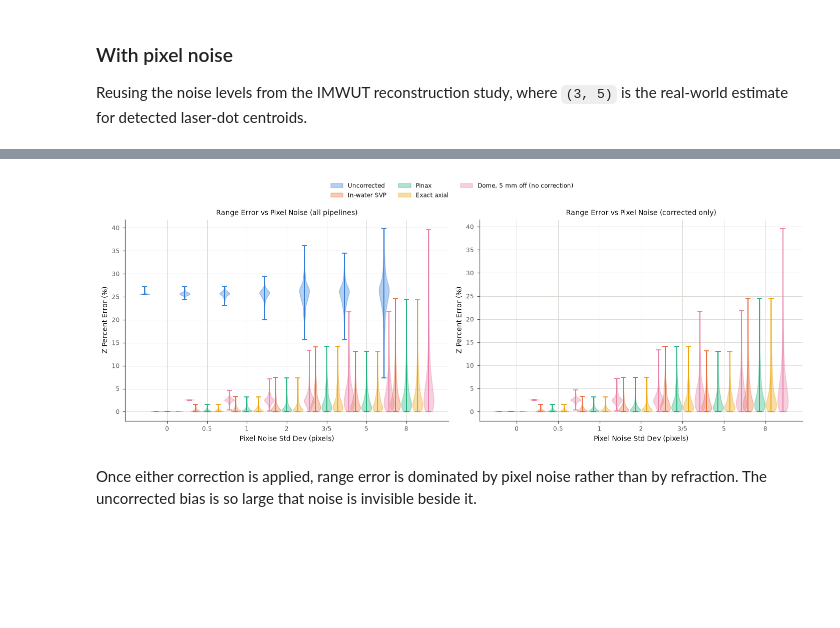
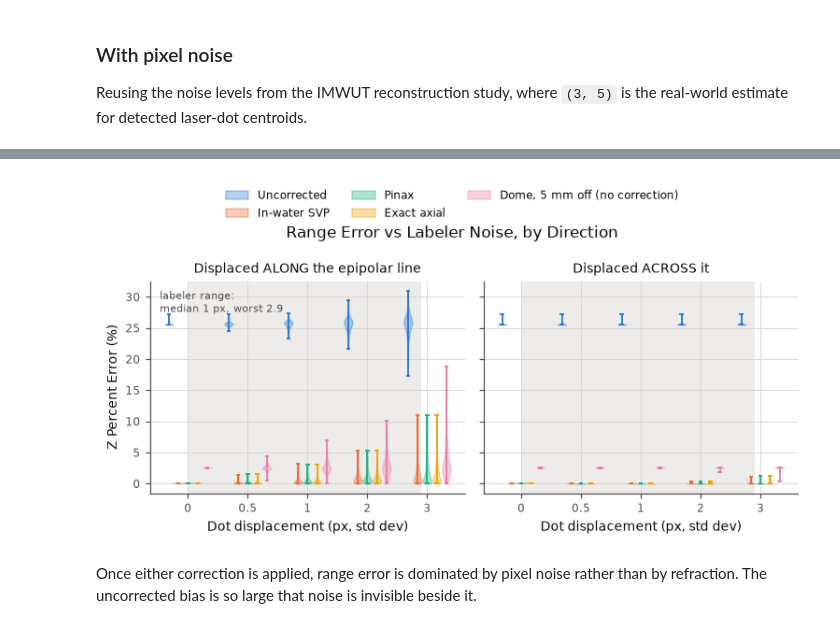
Before and after one commit to UCSD-E4E/wuwnet-fishsense2026, a Jupyter notebook: refraction_analysis/flat_port_refraction.ipynb, the cells around one changed output, grey strips where cells are left out. Saved outputs shown, nothing was run; the diff lists cells and outputs as text; code cells hidden in the pictures; blank space fills up the shorter version.

```diff
--- a/refraction_analysis/flat_port_refraction.ipynb
+++ b/refraction_analysis/flat_port_refraction.ipynb
@@ -492,28 +518,29 @@ for x_std, y_std in stds:
 # %%
-fig, axes = plt.subplots(1, 2, figsize=(13, 4.5))
+fig, axes = plt.subplots(1, 2, figsize=(7.0, 3.2), sharey=True)
 
-for ax, names in zip(axes, (list(PIPELINES_WITH_DOME),
-                            ["In-water SVP", "Pinax", "Exact axial", DOME_ARM])):
-    for offset, name in enumerate(names):
-        positions = np.arange(len(stds)) + 0.28 * (offset - (len(names) - 1) / 2)
-        parts = ax.violinplot(z_errors_by_stds[name], positions=positions, widths=0.25)
+for ax, store, title in ((axes[0], z_errors_by_stds, "Displaced ALONG the epipolar line"),
+                         (axes[1], z_errors_perp, "Displaced ACROSS it")):
+    for offset, name in enumerate(PIPELINES_WITH_DOME):
+        positions = np.arange(len(displacements_px)) + 0.16 * (offset - (len(PIPELINES_WITH_DOME) - 1) / 2)
+        parts = ax.violinplot(store[name], positions=positions, widths=0.14)
         figstyle.colour_violin(parts, figstyle.PIPELINE_STYLE[name]["color"])
         parts["bodies"][0].set_label(name)
-    ax.set_xticks(np.arange(len(stds)))
-    ax.set_xticklabels([f"{x:g}" if x == y else f"{x:g}/{y:g}" for x, y in stds])
-    ax.set_xlabel("Pixel Noise Std Dev (pixels)")
-    ax.set_ylabel("Z Percent Error (%)")
+    ax.axvspan(0, np.interp(HUMAN_MAX_PX, displacements_px, np.arange(len(displacements_px))),
+               color="#d8d7d2", alpha=0.45, zorder=0, lw=0)
+    ax.set_xticks(np.arange(len(displacements_px)))
+    ax.set_xticklabels([f"{d:g}" for d in displacements_px])
+    ax.set_xlabel("Dot displacement (px, std dev)")
+    ax.set_title(title, fontsize=9)
+axes[0].set_ylabel("Z Percent Error (%)")
+axes[0].annotate("labeler range:\nmedian 1 px, worst 2.9", xy=(0.03, 0.96),
+                 xycoords="axes fraction", fontsize=7, color="#52514e", va="top")
 
-axes[0].set_title("Range Error vs Pixel Noise (all pipelines)")
-axes[1].set_title("Range Error vs Pixel Noise (corrected only)")
-
-# One legend for both panels, above the plots: inside the axes it sits on top of
-# the Uncorrected violins, which are exactly the data the panel is about.
 handles, labels = axes[0].get_legend_handles_labels()
-fig.legend(handles, labels, loc="upper center", bbox_to_anchor=(0.5, 1.10), ncol=3)
+fig.legend(handles, labels, loc="upper center", bbox_to_anchor=(0.5, 1.12), ncol=3)
+fig.suptitle("Range Error vs Labeler Noise, by Direction")
 fig.tight_layout()
 # %% [output]
-[figure, old version]
+[figure, new version]
 # %% [markdown]
 Once either correction is applied, range error is dominated by pixel noise rather
 than by refraction. The uncorrected bias is so large that noise is invisible
```
Also changed, not shown: parts of 2 cells of this notebook, 18 other files.
